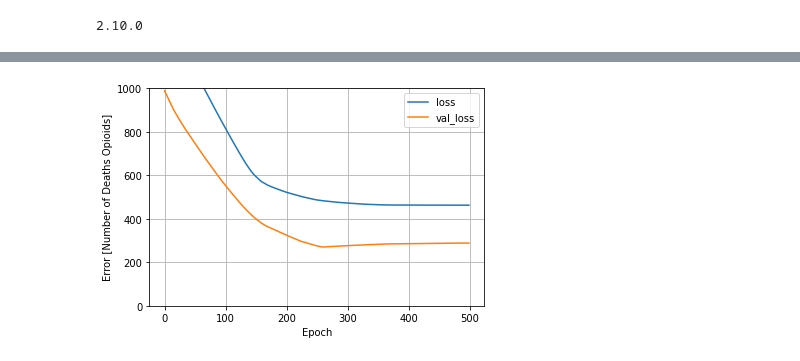
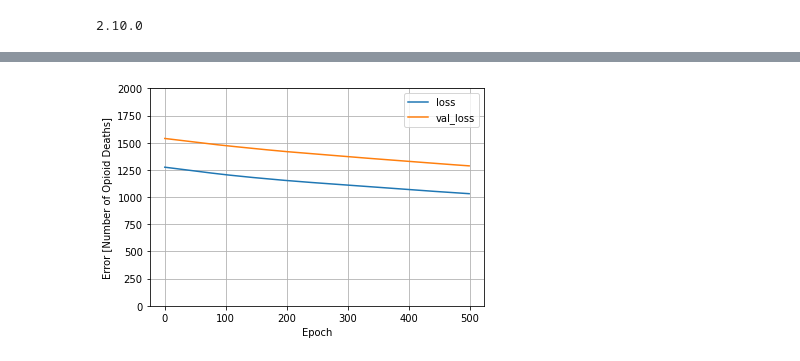
Before and after one commit to JohnWLandeen/Group_Project, a Jupyter notebook: neural_networking_merged_set.ipynb, the cells around one changed output, grey strips where cells are left out. Saved outputs shown, nothing was run; the diff lists cells and outputs as text; code cells hidden in the pictures.

Commit message:
Finalized commenting, modeling, plotting, and and dataset output for NN and XGBoost notebook

```diff
--- a/neural_networking_merged_set.ipynb
+++ b/neural_networking_merged_set.ipynb
@@ -45,5 +81,10 @@ dtype: object
 le = preprocessing.LabelEncoder()
 data.State = le.fit_transform(data.State)
+# %%
+# Sorthing the data based on the Year feature, resetting the index, and dropping the old index
+data = data.sort_values('Year')
+data = data.reset_index()
+data.drop(columns=['index'], inplace = True)
 # %%
 data
 # %% [output]
@@ -77,7 +134,8 @@ train_dataset.describe().transpose()
 # %%
+# Creating new variables to layer data for manipulation
 train_features = train_dataset.copy()
 test_features = test_dataset.copy()
 
-train_labels = train_features.pop('Number of Deaths Opioids')
-test_labels = test_features.pop('Number of Deaths Opioids')
+train_labels = train_features.pop('Number of Opioid Deaths')
+test_labels = test_features.pop('Number of Opioid Deaths')
 # %%
@@ -120,11 +176,11 @@ array([[ 0.457],
 # %%
 cannabis_use_model.compile(
-    optimizer=tf.keras.optimizers.Adam(learning_rate=0.9),
+    optimizer=tf.keras.optimizers.Adamax(learning_rate=0.1),
     loss='mean_absolute_error')
 # %%
 %%time
 history = cannabis_use_model.fit(
-    train_features['12 or Older Estimate Cannabis'],
+    train_features['Number of Cannabis Users'],
     train_labels,
     epochs=500,
     # Suppress logging.
@@ -147,16 +203,16 @@ hist.tail()
 # %%
 def plot_loss(history):
   plt.plot(history.history['loss'], label='loss')
   plt.plot(history.history['val_loss'], label='val_loss')
-  plt.ylim([0, 1000])
+  plt.ylim([0, 2000])
   plt.xlabel('Epoch')
-  plt.ylabel('Error [Number of Deaths Opioids]')
+  plt.ylabel('Error [Number of Opioid Deaths]')
   plt.legend()
   plt.grid(True)
 
 plot_loss(history)
 # %% [output]
-[figure, old version]
+[figure, new version]
 # %%
 test_results = {}
 
```
Also changed, not shown: parts of 80 cells of this notebook.
